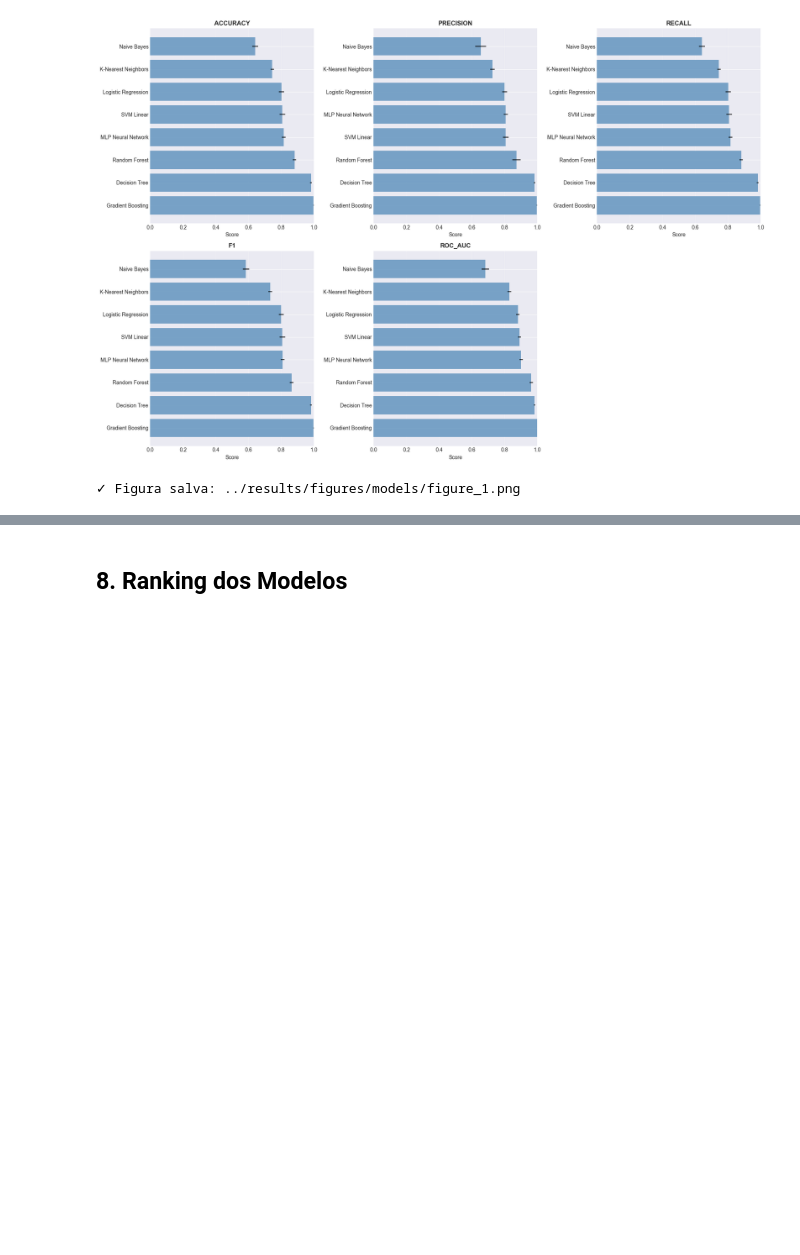
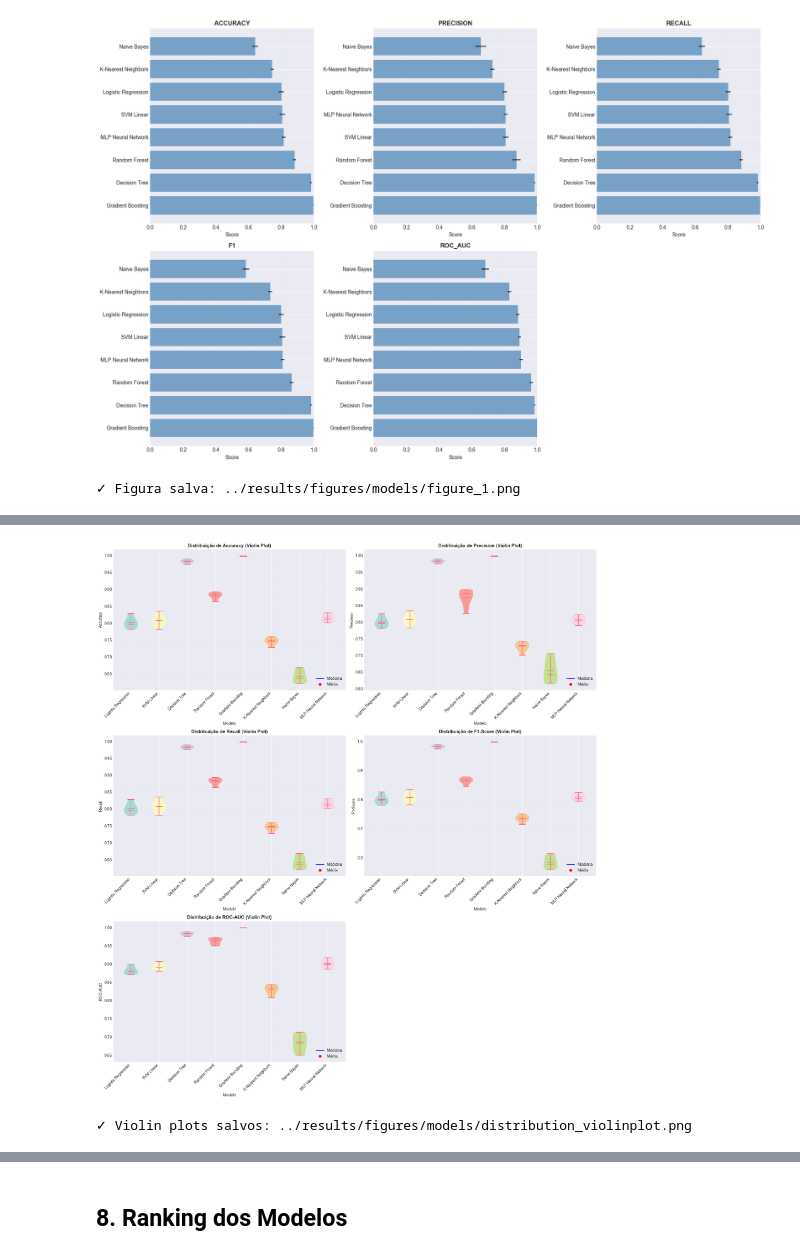
Before and after one commit to trevoen/Machine-Learning, a Jupyter notebook: notebooks/03_model_spotchecking.ipynb, the cells around one changed output, grey strips where cells are left out. Cells and saved outputs as stored; diff of their text form; code cells hidden in the pictures; blank space fills up the shorter version.

```diff
--- a/notebooks/03_model_spotchecking.ipynb
+++ b/notebooks/03_model_spotchecking.ipynb
@@ -235,0 +301,42 @@ print(f'✓ Figura salva: ../results/figures/models/figure_1.png')
+# %%
+# Criar Violin Plots para visualizar a distribuição completa
+fig, axes = plt.subplots(3, 2, figsize=(18, 20))
+axes = axes.ravel()
+
+for idx, metric in enumerate(metrics):
+    # Preparar dados no formato necessário para violinplot
+    data_by_model = [df_distribution[df_distribution['Modelo'] == model][metric].values
+                     for model in models.keys()]
+
+    # Criar violin plot
+    parts = axes[idx].violinplot(data_by_model, positions=range(1, len(models)+1),
+                                 showmeans=True, showmedians=True)
+
+    # Colorir os violins
+    for i, pc in enumerate(parts['bodies']):
+        pc.set_facecolor(colors[i])
+        pc.set_alpha(0.7)
+
+    axes[idx].set_title(f'Distribuição de {metric} (Violin Plot)',
+                       fontsize=12, fontweight='bold')
+    axes[idx].set_xlabel('Modelo', fontsize=10)
+    axes[idx].set_ylabel(metric, fontsize=10)
+    axes[idx].set_xticks(range(1, len(models)+1))
+    axes[idx].set_xticklabels(models.keys(), rotation=45, ha='right')
+    axes[idx].grid(True, alpha=0.3, axis='y')
+
+    # Adicionar legenda para média e mediana
+    axes[idx].plot([], [], color='blue', linewidth=2, label='Mediana')
+    axes[idx].plot([], [], 'ro', label='Média')
+    axes[idx].legend(loc='lower right')
+
+# Remover subplot extra
+fig.delaxes(axes[5])
+
+plt.tight_layout()
+plt.savefig('../results/figures/models/distribution_violinplot.png', dpi=300, bbox_inches='tight')
+plt.show()
+print('✓ Violin plots salvos: ../results/figures/models/distribution_violinplot.png')
+# %% [output]
+[figure, added]
+✓ Violin plots salvos: ../results/figures/models/distribution_violinplot.png
```
Also changed, not shown: parts of 6 cells of this notebook, 29 other files.
